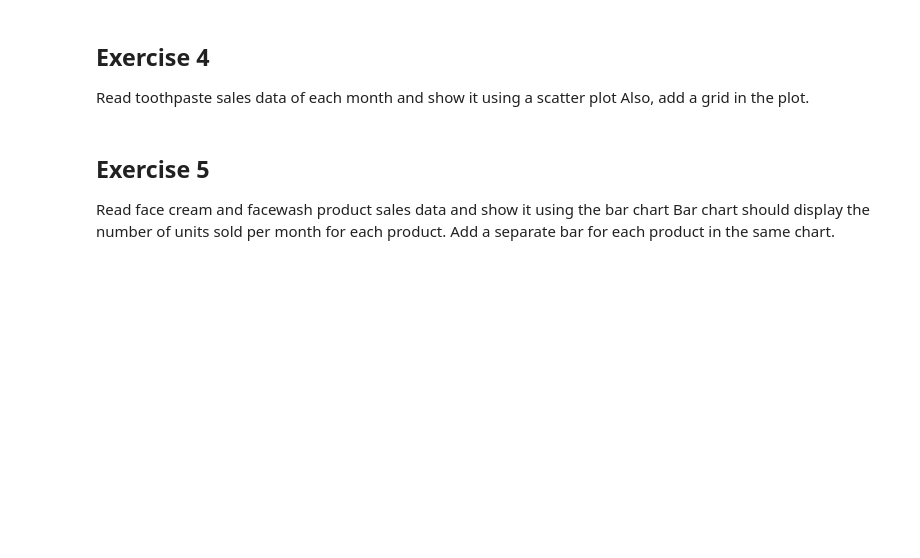
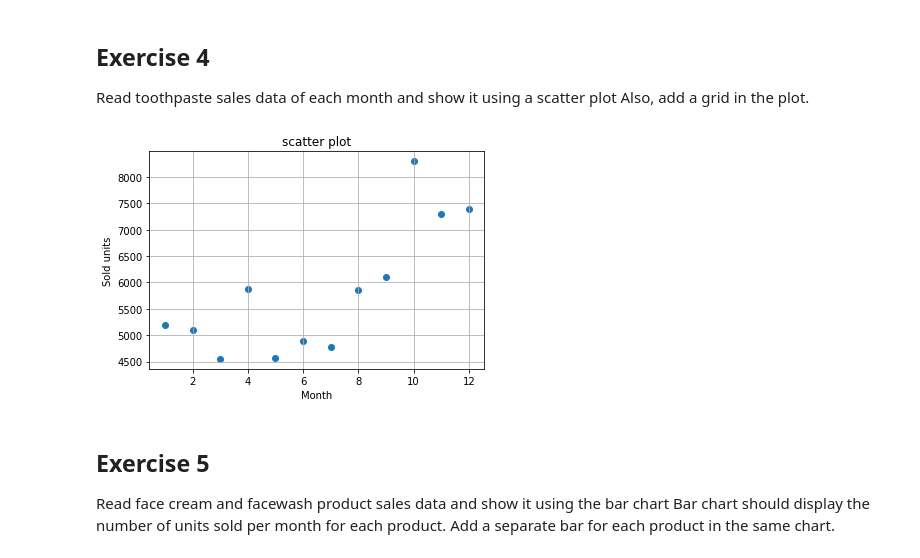
Before and after one commit to mrmarthy/DataScienceSS20, a Jupyter notebook: Exercises/1_b_MatplotLib.ipynb, the cells around one changed output. Saved outputs shown, nothing was run; the diff lists cells and outputs as text; code cells hidden in the pictures; blank space fills up the shorter version.

```diff
--- a/Exercises/1_b_MatplotLib.ipynb
+++ b/Exercises/1_b_MatplotLib.ipynb
@@ -60,6 +112,15 @@ Display the number of units sold per month for each product using multiline plot
 ## Exercise 4
 Read toothpaste sales data of each month and show it using a scatter plot
 Also, add a grid in the plot.
+# %%
+plt.scatter(data.month_number, data.toothpaste)
+plt.xlabel('Month')
+plt.ylabel('Sold units')
+plt.title('scatter plot')
+plt.grid()
+plt.show()
+# %% [output]
+[figure, added]
 # %% [markdown]
 ## Exercise 5
 Read face cream and facewash product sales data and show it using the bar chart
```
Also changed, not shown: parts of 9 cells of this notebook.
